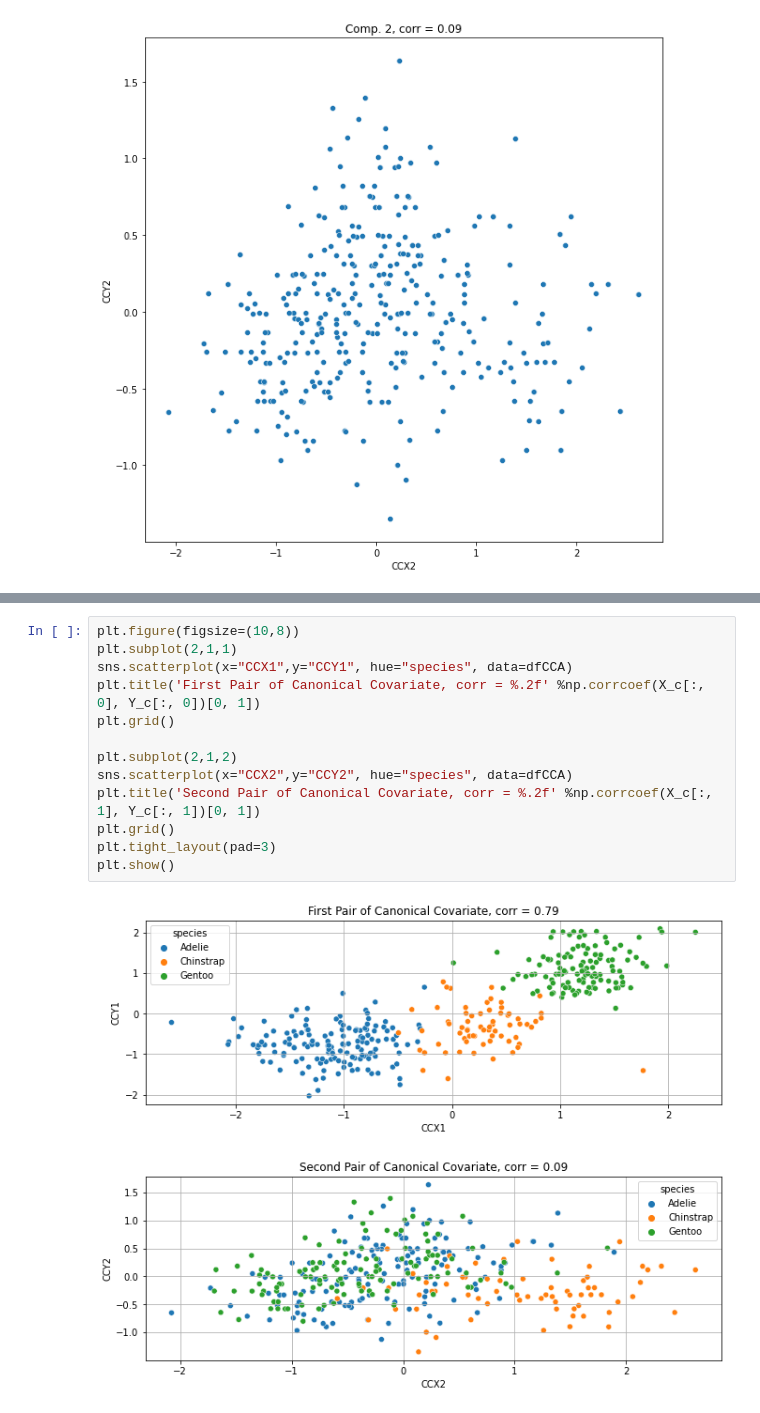
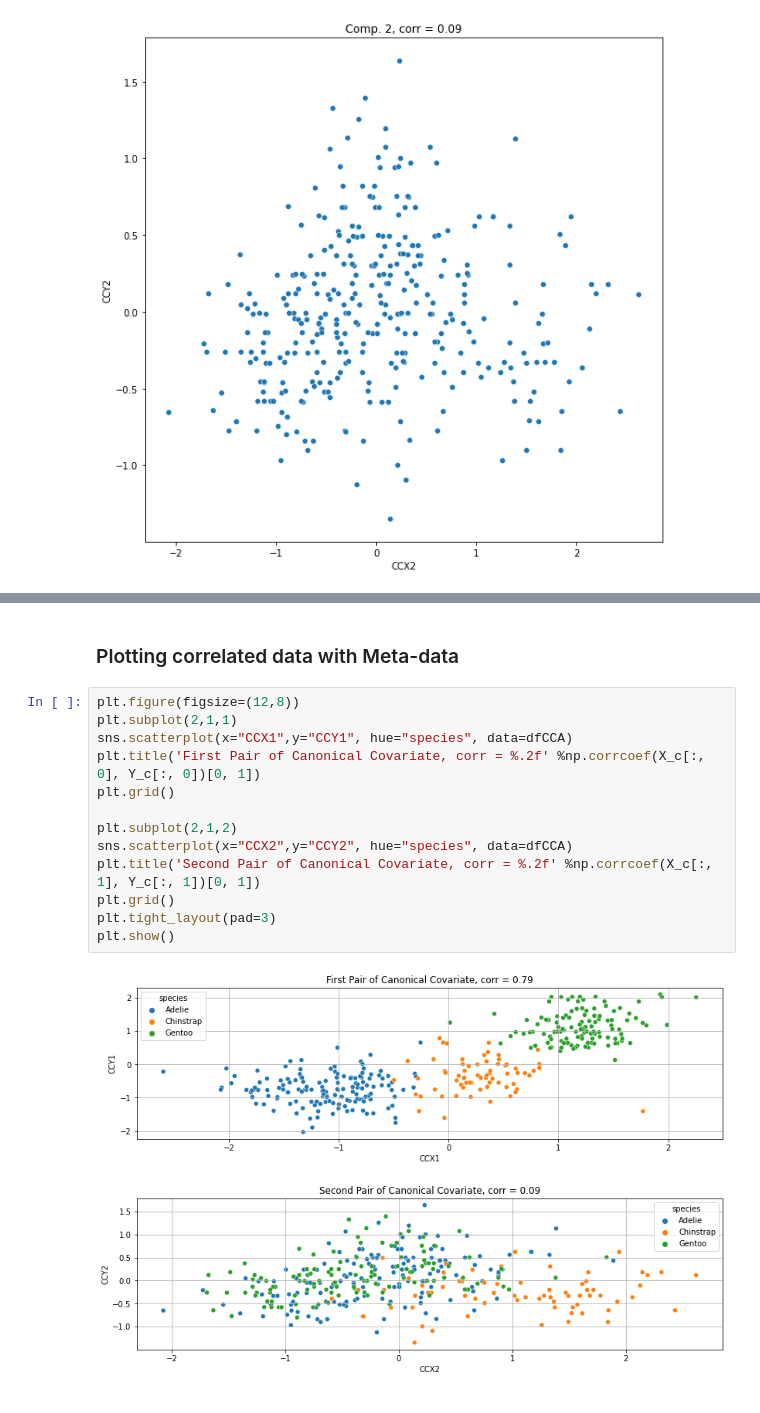
Before and after one commit to solothinker/CCA, a Jupyter notebook: CCA_example2.ipynb, the cells around one changed output, grey strips where cells are left out. Drawn from its saved outputs; the diff is of its cells as text.

Commit message:
CCA on Penguin data

```diff
--- a/CCA_example2.ipynb
+++ b/CCA_example2.ipynb
@@ -194,15 +248,17 @@ plt.show()
+# %% [markdown]
+### Plotting correlated data with Meta-data
 # %%
-plt.figure(figsize=(10,8))
+plt.figure(figsize=(12,8))
 plt.subplot(2,1,1)
 sns.scatterplot(x="CCX1",y="CCY1", hue="species", data=dfCCA)
 plt.title('First Pair of Canonical Covariate, corr = %.2f' %np.corrcoef(X_c[:, 0], Y_c[:, 0])[0, 1])
 plt.grid()
 
 plt.subplot(2,1,2)
 sns.scatterplot(x="CCX2",y="CCY2", hue="species", data=dfCCA)
 plt.title('Second Pair of Canonical Covariate, corr = %.2f' %np.corrcoef(X_c[:, 1], Y_c[:, 1])[0, 1])
 plt.grid()
 plt.tight_layout(pad=3)
 plt.show()
 # %% [output]
-[figure, old version]
+[figure, new version]
```
Also changed, not shown: parts of 24 cells of this notebook.
